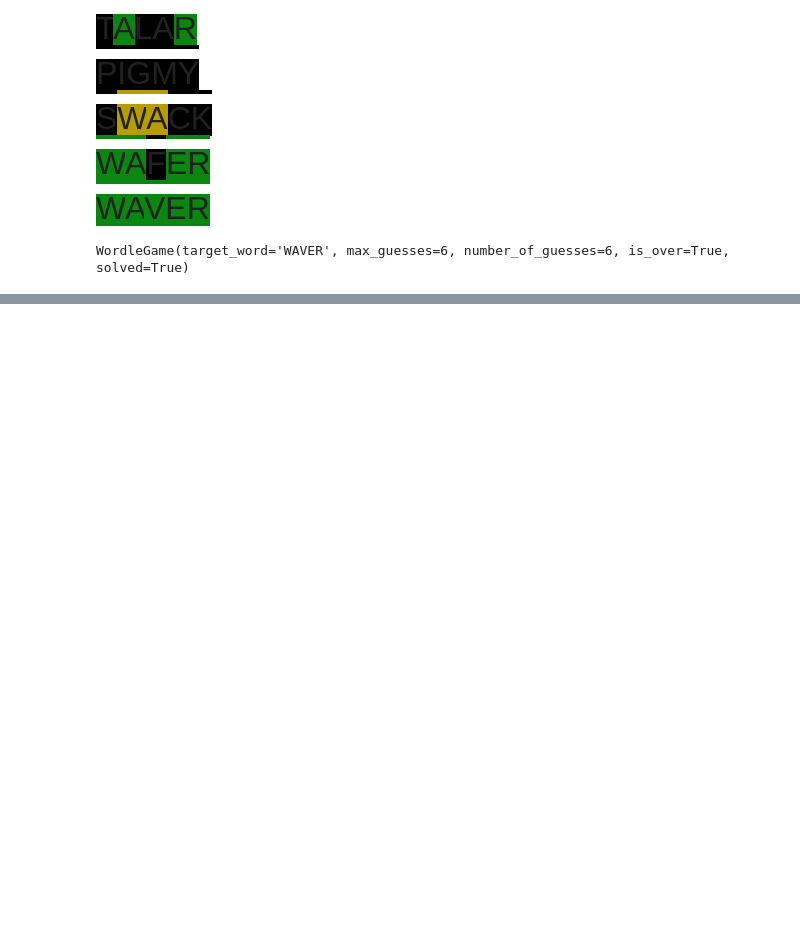
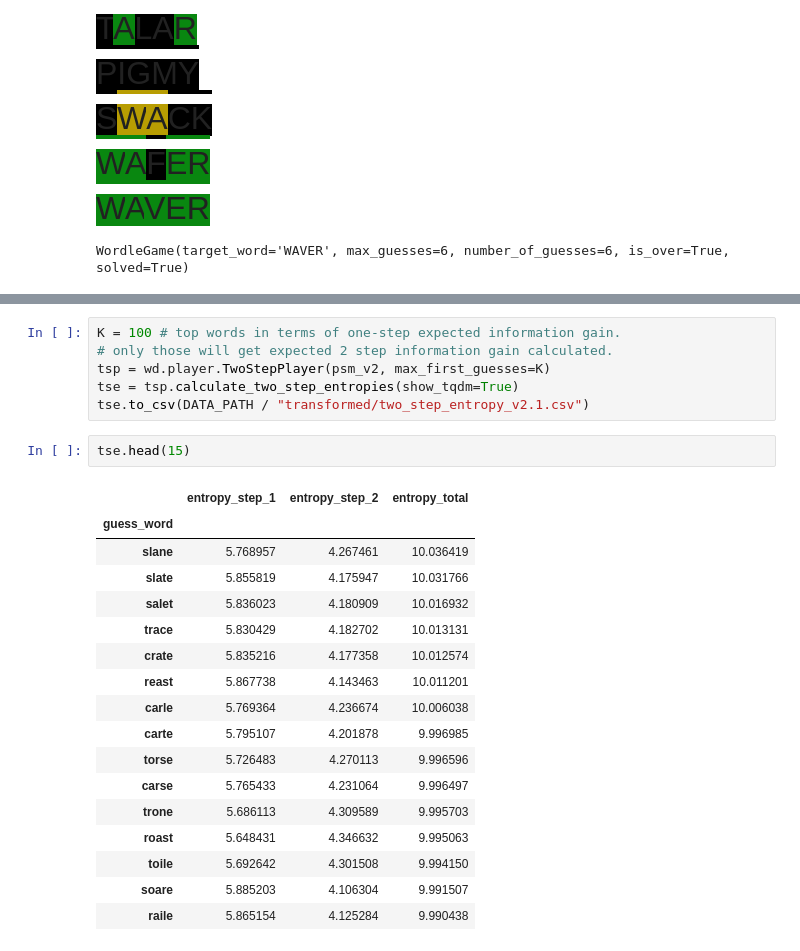
Before and after one commit to spayot/wordle, a Jupyter notebook: notebooks/wordle.ipynb, the cells around one changed output, grey strips where cells are left out. Cells and saved outputs as stored; diff of their text form; blank space fills up the shorter version.

```diff
--- a/notebooks/wordle.ipynb
+++ b/notebooks/wordle.ipynb
@@ -352,0 +355,26 @@ pd.uint8  : 16.2 Mb
+# %%
+K = 100 # top words in terms of one-step expected information gain.
+# only those will get expected 2 step information gain calculated.
+tsp = wd.player.TwoStepPlayer(psm_v2, max_first_guesses=K)
+tse = tsp.calculate_two_step_entropies(show_tqdm=True)
+tse.to_csv(DATA_PATH / "transformed/two_step_entropy_v2.1.csv")
+# %%
+tse.head(15)
+# %% [output]
+|  | entropy_step_1 | entropy_step_2 | entropy_total |
+| guess_word |  |  |  |
+| slane | 5.768957 | 4.267461 | 10.036419 |
+| slate | 5.855819 | 4.175947 | 10.031766 |
+| salet | 5.836023 | 4.180909 | 10.016932 |
+| trace | 5.830429 | 4.182702 | 10.013131 |
+| crate | 5.835216 | 4.177358 | 10.012574 |
+| reast | 5.867738 | 4.143463 | 10.011201 |
+| carle | 5.769364 | 4.236674 | 10.006038 |
+| carte | 5.795107 | 4.201878 | 9.996985 |
+| torse | 5.726483 | 4.270113 | 9.996596 |
+| carse | 5.765433 | 4.231064 | 9.996497 |
+| trone | 5.686113 | 4.309589 | 9.995703 |
+| roast | 5.648431 | 4.346632 | 9.995063 |
+| toile | 5.692642 | 4.301508 | 9.994150 |
+| soare | 5.885203 | 4.106304 | 9.991507 |
+| raile | 5.865154 | 4.125284 | 9.990438 |
```
Also changed, not shown: parts of 45 cells of this notebook, 26 other files.
